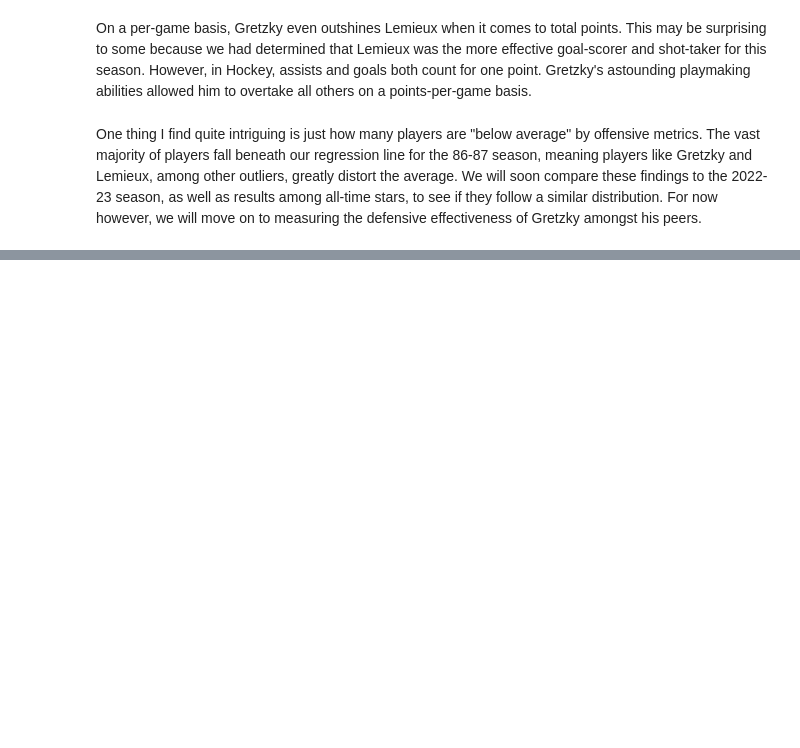
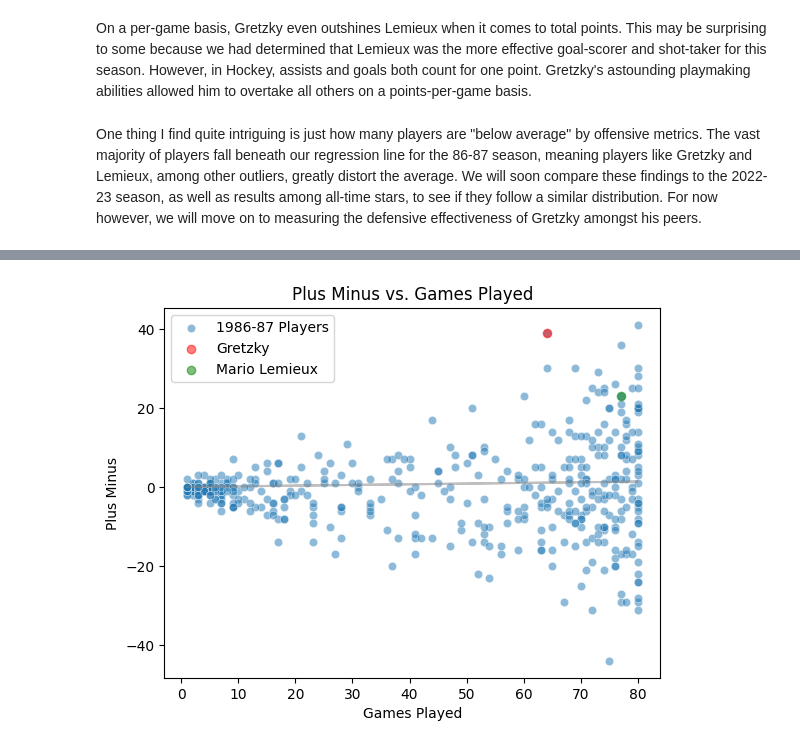
Before and after one commit to philbeet/How-Great-was-The-Great-One, a Jupyter notebook: main.ipynb, the cells around one changed output, grey strips where cells are left out. Saved outputs shown, nothing was run; the diff lists cells and outputs as text; code cells hidden in the pictures; blank space fills up the shorter version.

```diff
--- a/main.ipynb
+++ b/main.ipynb
@@ -291,0 +304,6 @@ One thing I find quite intriguing is just how many players are "below average" b
+# %%
+regression_line = get_regression_line("GP", "+/-")
+ax = plt.subplot(1,1,1)
+ax = plot(ax, "GP", "+/-", "1986-87 Players", "Plus Minus vs. Games Played", 'Games Played', "Plus Minus")
+# %% [output]
+[figure, added]
```
Also changed, not shown: parts of 6 cells of this notebook.
